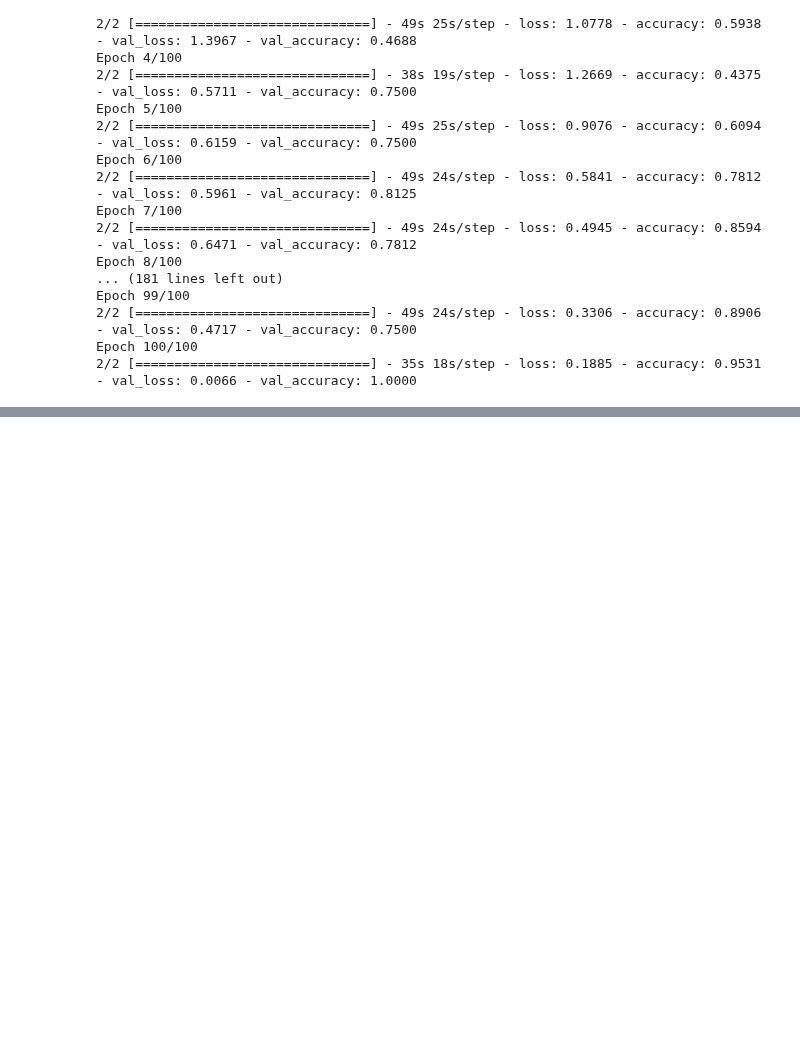
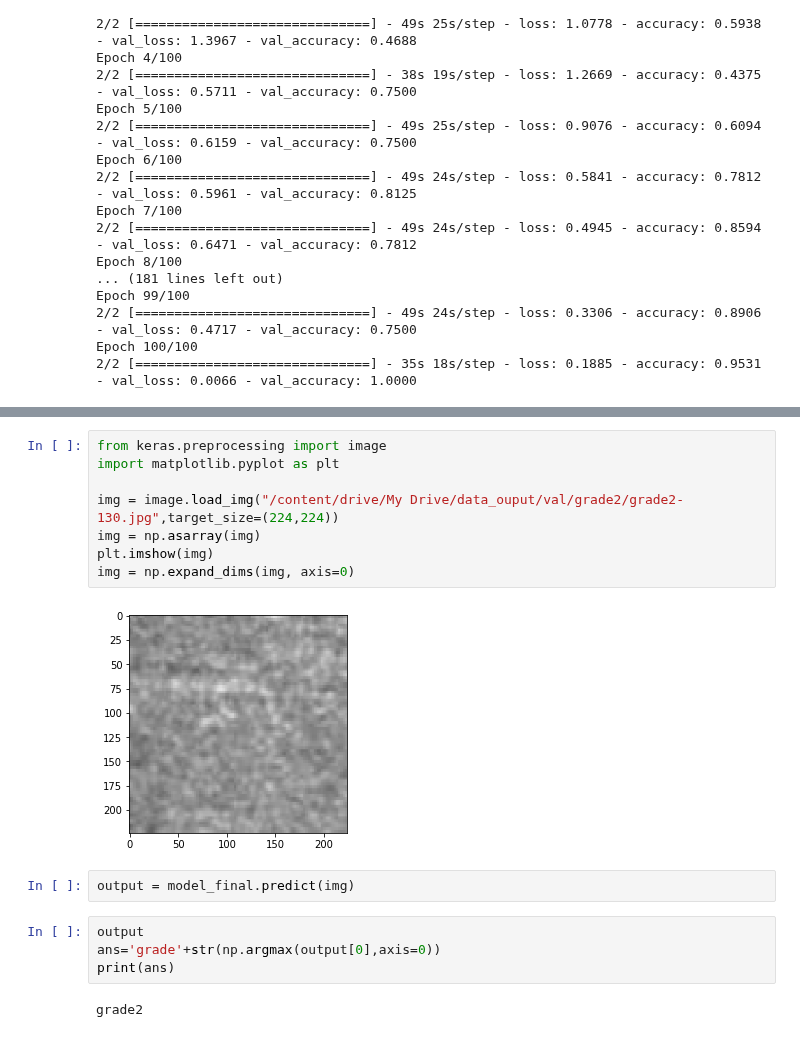
Before and after one commit to pranitha2144/Internship-iith, a Jupyter notebook: vgg16fromscratch.ipynb, the cells around one changed output, grey strips where cells are left out. Saved outputs shown, nothing was run; the diff lists cells and outputs as text; blank space fills up the shorter version.

Commit message:
VGG with predictions

```diff
--- a/vgg16fromscratch.ipynb
+++ b/vgg16fromscratch.ipynb
@@ -122,0 +162,18 @@ Epoch 100/100
+# %%
+from keras.preprocessing import image
+import matplotlib.pyplot as plt
+
+img = image.load_img("/content/drive/My Drive/data_ouput/val/grade2/grade2-130.jpg",target_size=(224,224))
+img = np.asarray(img)
+plt.imshow(img)
+img = np.expand_dims(img, axis=0)
+# %% [output]
+[figure, added]
+# %%
+output = model_final.predict(img)
+# %%
+output
+ans='grade'+str(np.argmax(output[0],axis=0))
+print(ans)
+# %% [output]
+grade2
```
Also changed, not shown: parts of 4 cells of this notebook.
